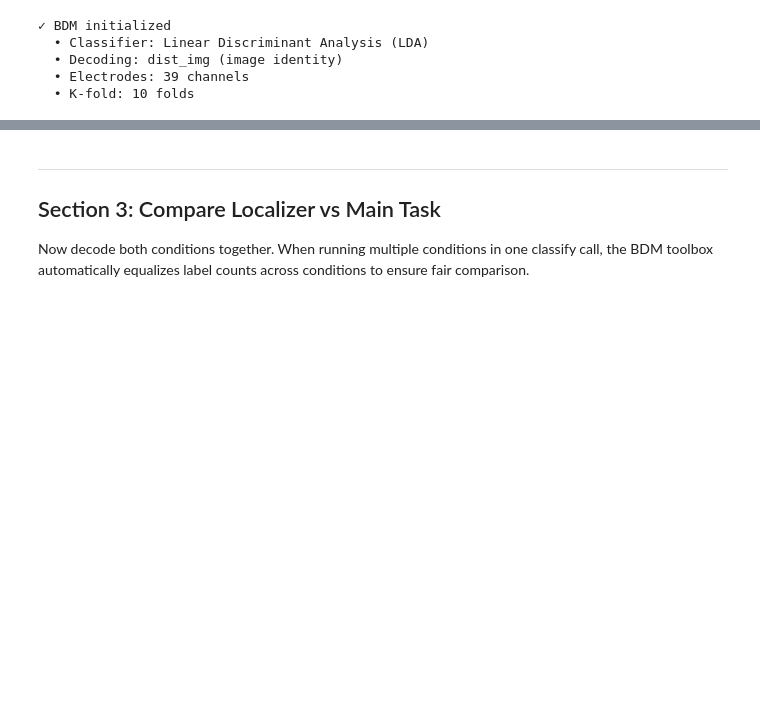
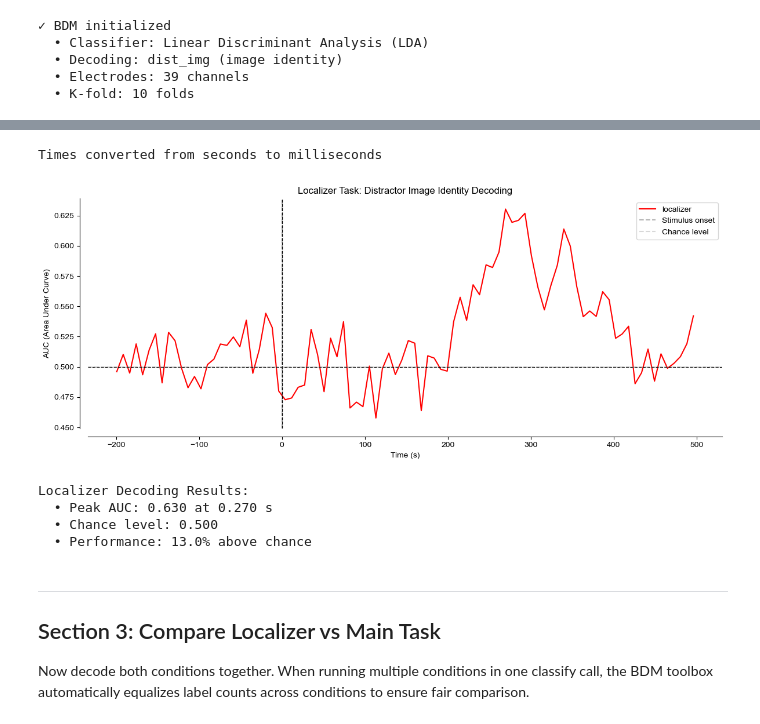
Before and after one commit to dvanmoorselaar/DvM, a Jupyter notebook: tutorials/05_bdm_decoding.ipynb, the cells around one changed output, grey strips where cells are left out. Cells and saved outputs as stored; diff of their text form; code cells hidden in the pictures; blank space fills up the shorter version.

```diff
--- a/tutorials/05_bdm_decoding.ipynb
+++ b/tutorials/05_bdm_decoding.ipynb
@@ -195,28 +211,36 @@ print(f"  • Time points: {output_localizer['info']['times'].shape}")
 # %%
 # Visualize localizer decoding results
-plt.figure(figsize=(12, 5))
+fig = plt.figure(figsize=(12, 5))
 plot_bdm_timecourse(
     output_localizer,
     colors='red',
     stats=False
 )
 plt.title('Localizer Task: Distractor Image Identity Decoding')
 plt.axvline(x=0, color='black', linestyle='--', alpha=0.3, label='Stimulus onset')
 plt.axhline(y=0.5, color='gray', linestyle='--', alpha=0.3, label='Chance level')
 plt.xlabel('Time (s)')
 plt.ylabel('AUC (Area Under Curve)')
 plt.legend()
 plt.tight_layout()
-plt.show()
+display(fig)
+plt.close()
 
 # Extract key results
 peak_auc = output_localizer['localizer']['dec_scores'].max()
 peak_time = output_localizer['info']['times'][output_localizer['localizer']['dec_scores'].argmax()]
 chance_level = 0.5  # AUC chance level is always 0.5
 print(f"\nLocalizer Decoding Results:")
 print(f"  • Peak AUC: {peak_auc:.3f} at {peak_time:.3f} s")
 print(f"  • Chance level: {chance_level:.3f}")
 print(f"  • Performance: {(peak_auc - chance_level) * 100:.1f}% above chance")
+# %% [output]
+Times converted from seconds to milliseconds
+[figure, added]
+Localizer Decoding Results:
+  • Peak AUC: 0.630 at 0.270 s
+  • Chance level: 0.500
+  • Performance: 13.0% above chance
 # %% [markdown]
 ---
 
```
Also changed, not shown: parts of 8 cells of this notebook, 7 other files.
